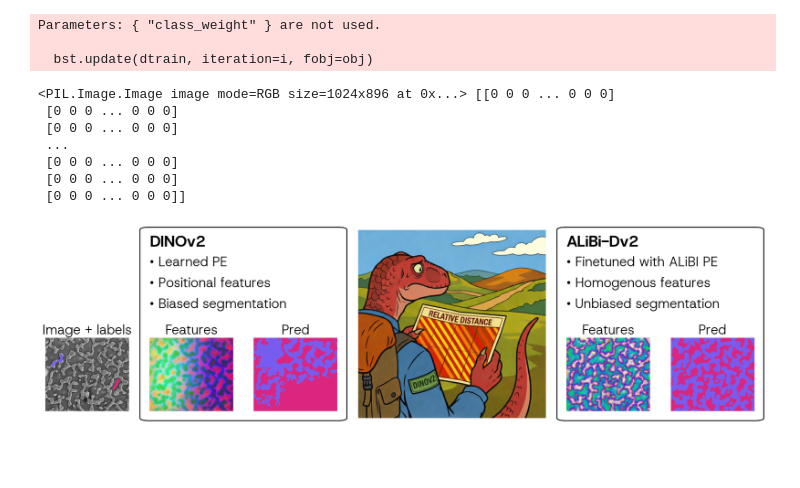
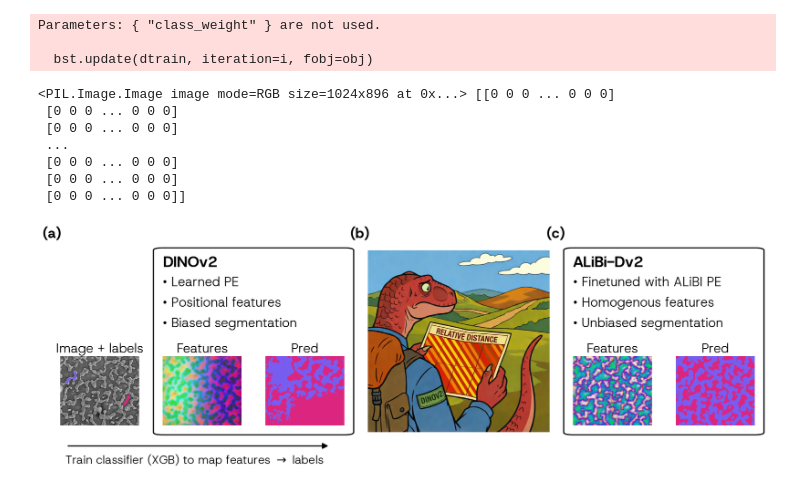
Before and after one commit to tldr-group/dino-saw, a Jupyter notebook: notebooks/paper_figures/01_summary.ipynb, the cells around one changed output. Saved outputs shown, nothing was run; the diff lists cells and outputs as text; code cells hidden in the pictures; blank space fills up the shorter version.

```diff
--- a/notebooks/paper_figures/01_summary.ipynb
+++ b/notebooks/paper_figures/01_summary.ipynb
@@ -106,7 +106,7 @@ add_custom_font('resources/fonts', 'Grotesk')
 # ----------------------------
 
 use_spacers = False           # Add spacer columns/rows
-add_panel_labels = False      # Add (a), (b), (c) labels
+add_panel_labels = True      # Add (a), (b), (c) labels
 
 # Width ratios for the 7 logical columns
 base_widths = [1, 1, 1, 1, 1, 1, 1]  # 3 small | 2 large | 2 small
@@ -162,7 +162,7 @@ gs = gridspec.GridSpec(
     width_ratios=width_ratios,
     height_ratios=height_ratios,
     figure=fig,
-    wspace=0.25,
+    wspace=0.3,
     hspace=0.0
 )
 
@@ -263,7 +263,7 @@ def draw_group_box(fig, axes_list, title, bullets, pad=0.01):
         boxstyle="round,pad=0.01,rounding_size=0.01",
         transform=fig.transFigure,
         fill=False,
-        linewidth=1.5
+        linewidth=2
     )
     fig.add_artist(rect)
 
@@ -315,35 +315,58 @@ draw_group_box(
 
 # ----------------------------
 # Optional panel labels
 # ----------------------------
 
+cartoon_bbox = large_ax.get_position()
 if add_panel_labels:
     panels = [
         axes_small[0],   # first small (outside box)
         large_ax,        # large graphic
         axes_small[3],   # first RHS small
     ]
     subfig_labels = ["(a)", "(b)", "(c)"]
 
     for ax, lab in zip(panels, subfig_labels):
         bbox = ax.get_position()
+        x = bbox.x0-0.03 if lab =="(c)" else bbox.x0 - 0.02
         fig.text(
-            bbox.x0 - 0.02,
-            bbox.y1 + 0.01,
+            x,
+            cartoon_bbox.y1 + 0.05,
             lab,
-            fontsize=12,
-            fontweight='bold'
+            fontsize=FS + 2,
+            fontweight=700
         )
+
+
+ARROW_X = 1.1
+ARROW_Y  = -0.3
+sofc_img_ax.annotate(
+    '',
+    xy=(0.1, ARROW_Y),
+    xycoords='axes fraction',
+    xytext=(3.4, ARROW_Y),
+    arrowprops=dict(
+        arrowstyle="<|-",  # larger arrowhead
+        color='black',
+        linewidth=2,
+        shrinkA=0,
+        shrinkB=0,
+        mutation_scale=20  # increase arrowhead size
+    )
+)
+sofc_img_ax.text(ARROW_X + 0.6, ARROW_Y - 0.2, r'Train classifier (XGB) to map features $\rightarrow$ labels', transform=sofc_img_ax.transAxes,
+            fontsize=FS - 2, rotation=0, va='center', ha='center')
+
 
 
 
 plt.show()
 # %% [output]
 <PIL.Image.Image image mode=RGB size=1024x896 at 0x...> [[0 0 0 ... 0 0 0]
  [0 0 0 ... 0 0 0]
  [0 0 0 ... 0 0 0]
  ...
  [0 0 0 ... 0 0 0]
  [0 0 0 ... 0 0 0]
  [0 0 0 ... 0 0 0]]
-[figure, old version]
+[figure, new version]
```
Also changed, not shown: parts of 3 cells of this notebook.
